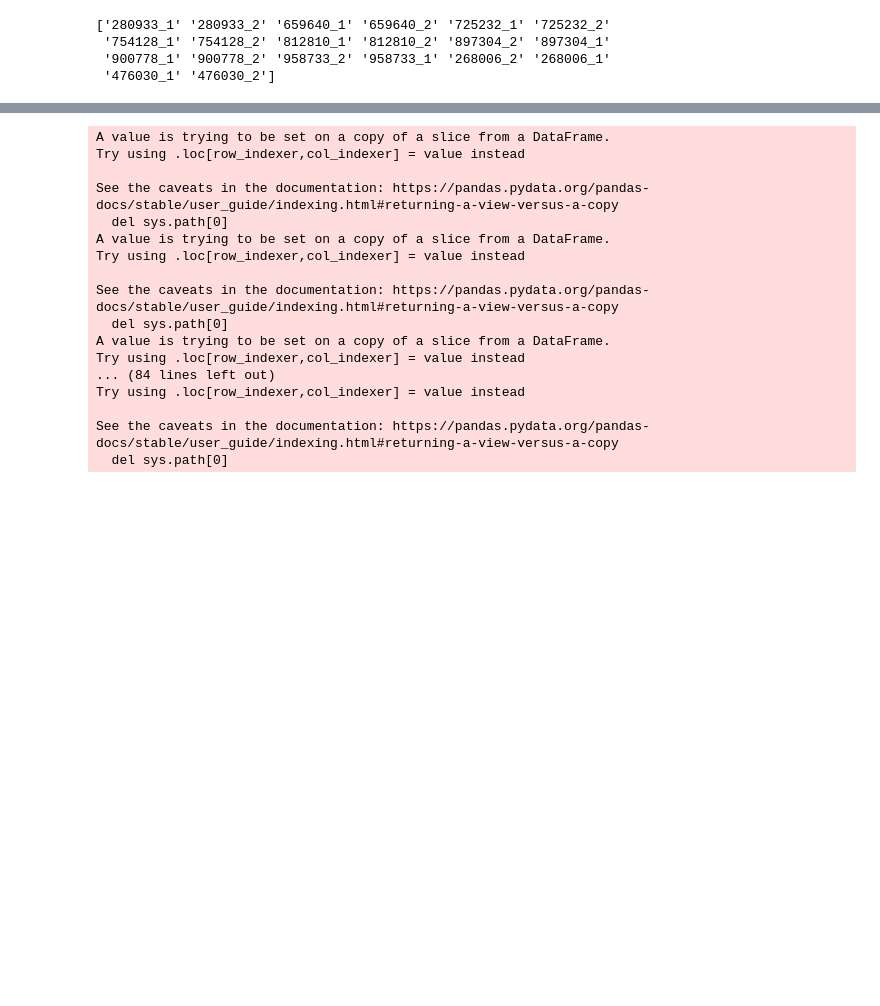
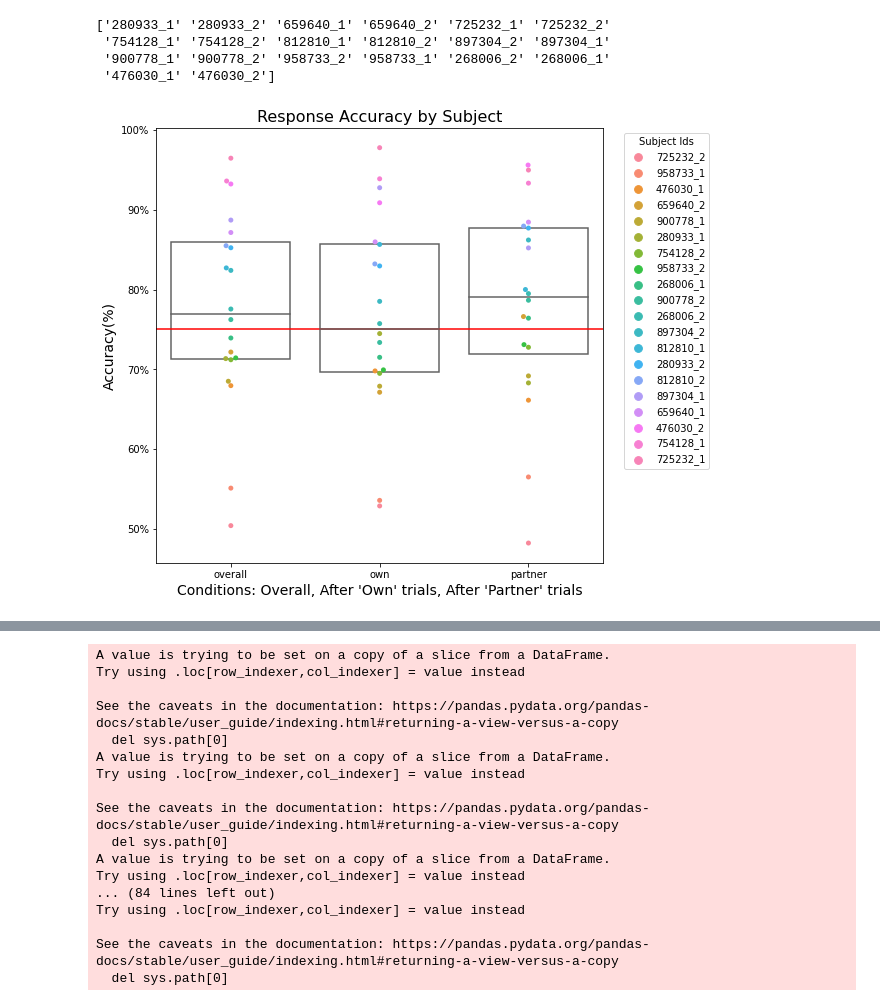
Before and after one commit to 104H/dyadicdecisionmaking, a Jupyter notebook: dataanalysis/analysis.ipynb, the cells around one changed output, grey strips where cells are left out. Saved outputs shown, nothing was run; the diff lists cells and outputs as text; code cells hidden in the pictures; blank space fills up the shorter version.

Commit message:
Updates plots based on Anna's feedback on 15.12

```diff
--- a/dataanalysis/analysis.ipynb
+++ b/dataanalysis/analysis.ipynb
@@ -56,7 +47,7 @@ import scipy
 import seaborn as sns
 from scipy.special import erfcinv
 import statsmodels
-sns.set_palette("Set2", desat=0.5)
+sns.set_palette("Accent")
 # %% [markdown]
 # Part A: Is there a choice history bias in dyadic trials?
 
@@ -146,3 +137,28 @@ print(subjects)
  '754128_1' '754128_2' '812810_1' '812810_2' '897304_2' '897304_1'
  '900778_1' '900778_2' '958733_2' '958733_1' '268006_2' '268006_1'
  '476030_1' '476030_2']
+# %%
+"""
+Summary: Accuracy Rates
+"""
+t1 = trials_df.groupby(['subj_idx'])['correct'].mean().rename('overall')
+t2 = trials_df[trials_df['subj_idx'] != trials_df['l1_subject']].groupby(['subj_idx'])['correct'].mean().rename('partner')
+t3 = trials_df[trials_df['subj_idx'] == trials_df['l1_subject']].groupby(['subj_idx'])['correct'].mean().rename('own')
+accuracy = pd.concat([t1, t2,t3], axis=1, join="outer")
+accuracy = accuracy.stack().reset_index(name='accuracy').sort_values(by='accuracy')
+order = ['overall','own','partner']
+fig, ax = plt.subplots(figsize=(8,8))
+sns.swarmplot(data=accuracy,x='level_1',y='accuracy',hue='subj_idx',
+              order=order,ax=ax)
+sns.boxplot(data=accuracy,x='level_1',y='accuracy', order=order,
+                 showcaps=False,boxprops={'facecolor':'None'},
+                 showfliers=False,whiskerprops={'linewidth':0}, ax=ax)
+ax.set_yticklabels(['{:3.0%}'.format(x) for x in ax.get_yticks()])
+ax.set_ylabel("Accuracy(%)",fontsize=14)
+ax.set_xlabel("Conditions: Overall, After 'Own' trials, After 'Partner' trials",fontsize=14)
+ax.legend(title="Subject Ids", bbox_to_anchor=(1.25, 1.0))
+ax.axhline(0.75,color='r')
+ax.set_title("Response Accuracy by Subject",fontsize=16)
+plt.show()
+# %% [output]
+[figure, added]
```
Also changed, not shown: parts of 10 cells of this notebook.
